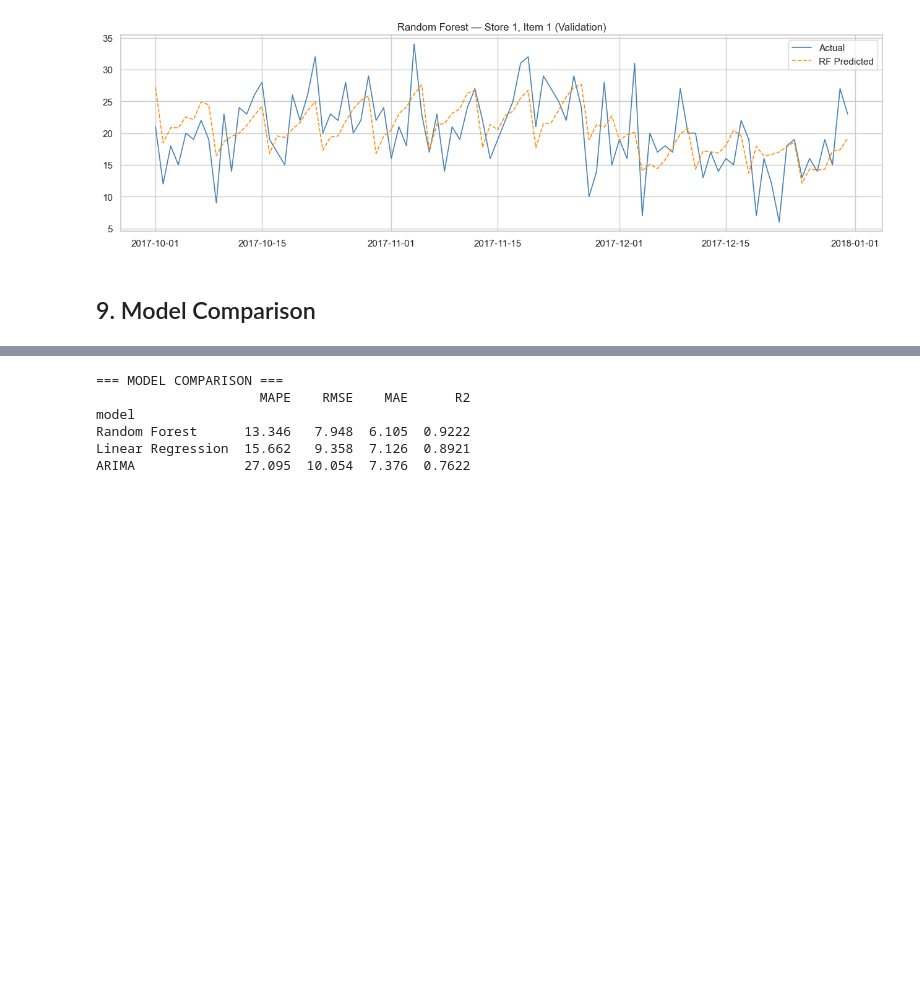
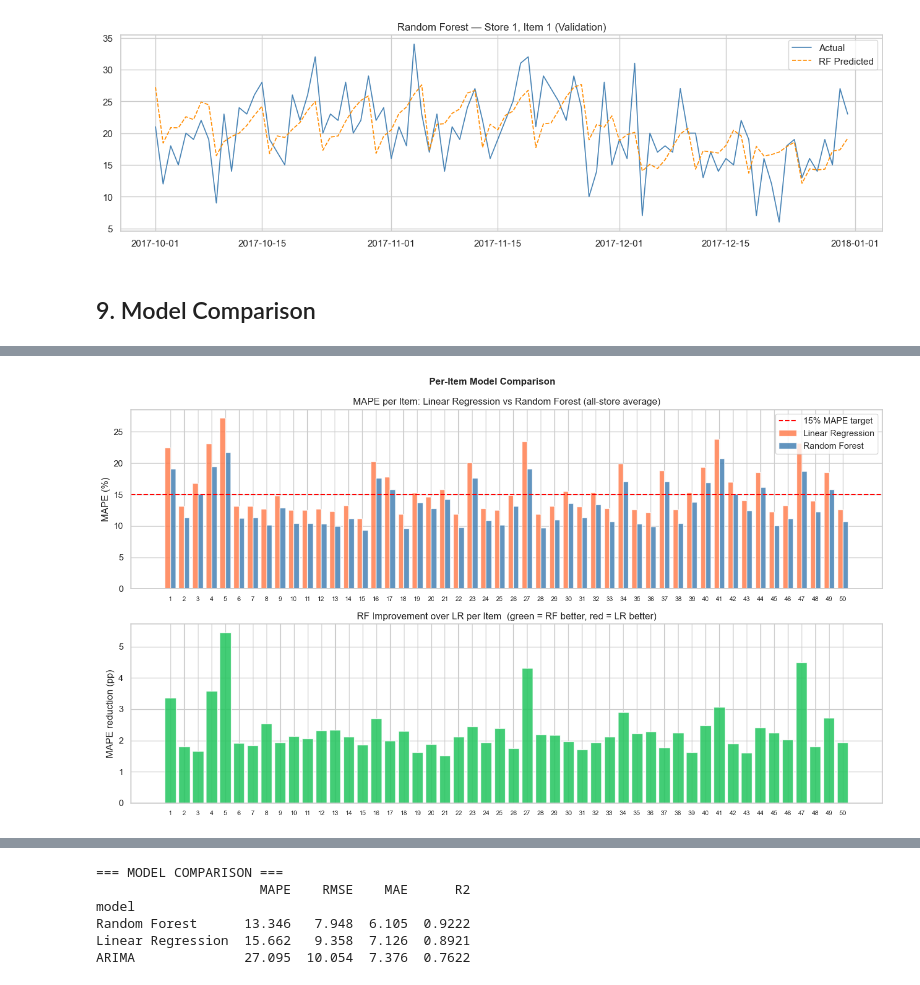
Before and after one commit to m1rjalolk24/inventory-prediction, a Jupyter notebook: notebooks/full_pipeline.ipynb, the cells around one changed output, grey strips where cells are left out. Cells and saved outputs as stored; diff of their text form; code cells hidden in the pictures; blank space fills up the shorter version.

```diff
--- a/notebooks/full_pipeline.ipynb
+++ b/notebooks/full_pipeline.ipynb
@@ -415,3 +686,84 @@ ax.legend(); plt.tight_layout(); plt.show()
 [figure]
 # %% [markdown]
 ## 9. Model Comparison
+# %%
+
+# ── PER-ITEM MAPE & ERROR DISTRIBUTION ──────────────────────────────────────
+print("Computing per-item MAPE for LR and RF across all stores …")
+item_rows = []
+for item in sorted(val_df['item'].unique()):
+    mask   = val_df['item'] == item
+    actual = val_df.loc[mask, 'sales'].values
+    lr_p   = np.clip(lr_pipe.predict(X_val[mask]), 0, None)
+    rf_p   = np.clip(rf.predict(X_val[mask]),      0, None)
+    item_rows.append({
+        'item':    item,
+        'LR MAPE': mape(actual, lr_p),
+        'RF MAPE': mape(actual, rf_p),
+    })
+
+item_df = pd.DataFrame(item_rows).set_index('item')
+item_df['RF Improvement'] = item_df['LR MAPE'] - item_df['RF MAPE']
+
+# --- Plot 1: per-item MAPE comparison ---
+fig, axes = plt.subplots(2, 1, figsize=(14, 8))
+x, w = np.arange(len(item_df)), 0.38
+axes[0].bar(x - w/2, item_df['LR MAPE'], width=w, label='Linear Regression',
+            color='coral',     alpha=0.85, edgecolor='white')
+axes[0].bar(x + w/2, item_df['RF MAPE'],  width=w, label='Random Forest',
+            color='steelblue', alpha=0.85, edgecolor='white')
+axes[0].axhline(15, color='red', ls='--', lw=1.5, label='15% MAPE target')
+axes[0].set_xticks(x); axes[0].set_xticklabels(item_df.index, fontsize=8)
+axes[0].set(ylabel='MAPE (%)',
+            title='MAPE per Item: Linear Regression vs Random Forest (all-store average)')
+axes[0].legend()
+
+bar_colors = ['#22c55e' if v >= 0 else '#ef4444' for v in item_df['RF Improvement']]
+axes[1].bar(x, item_df['RF Improvement'], color=bar_colors, edgecolor='white', alpha=0.85)
+axes[1].axhline(0, color='black', lw=0.8)
+axes[1].set_xticks(x); axes[1].set_xticklabels(item_df.index, fontsize=8)
+axes[1].set(ylabel='MAPE reduction (pp)',
+            title='RF Improvement over LR per Item  (green = RF better, red = LR better)')
+plt.suptitle('Per-Item Model Comparison', fontsize=12, fontweight='bold')
+plt.tight_layout(); plt.show()
+
+# --- Plot 2: error distribution ---
+all_lr_err = np.abs(np.clip(lr_pipe.predict(X_val), 0, None) - y_val)
+all_rf_err = np.abs(np.clip(rf.predict(X_val),      0, None) - y_val)
+
+fig, axes = plt.subplots(1, 2, figsize=(12, 4))
+for ax, err, label, color in zip(
+    axes,
+    [all_lr_err, all_rf_err],
+    ['Linear Regression', 'Random Forest'],
+    ['coral', 'steelblue']
+):
+    ax.hist(err, bins=60, color=color, edgecolor='white', alpha=0.85)
+    ax.axvline(np.median(err), color='black', ls='--', lw=1.5,
+               label=f'Median = {np.median(err):.1f}')
+    ax.axvline(np.mean(err),   color='red',   ls='-',  lw=1.5,
+               label=f'Mean = {np.mean(err):.1f}')
+    ax.set(title=f'{label} — Absolute Error Distribution',
+           xlabel='Absolute error (units)', ylabel='Count', xlim=(0, 60))
+    ax.legend()
+
+plt.suptitle('Where Models Are Wrong: Error Distributions', fontsize=12, fontweight='bold')
+plt.tight_layout(); plt.show()
+
+# --- Summary stats ---
+rf_wins = (item_df['RF Improvement'] > 0).sum()
+lr_wins = (item_df['RF Improvement'] < 0).sum()
+print(f"\nRF better than LR : {rf_wins}/{len(item_df)} items ({rf_wins/len(item_df)*100:.0f}%)")
+print(f"LR better than RF : {lr_wins}/{len(item_df)} items ({lr_wins/len(item_df)*100:.0f}%)")
+print(f"Avg RF improvement : {item_df['RF Improvement'].mean():.2f} percentage points")
+print(f"Max RF improvement : {item_df['RF Improvement'].max():.2f} pp"
+      f"  (item {item_df['RF Improvement'].idxmax()})")
+print(f"\nItems meeting 15% MAPE target:")
+print(f"  RF : {(item_df['RF MAPE'] < 15).sum()}/{len(item_df)}")
+print(f"  LR : {(item_df['LR MAPE'] < 15).sum()}/{len(item_df)}")
+print(f"\nError distribution (all predictions):")
+print(f"  RF median absolute error : {np.median(all_rf_err):.1f} units")
+print(f"  LR median absolute error : {np.median(all_lr_err):.1f} units")
+print(f"  Errors > 20 units  — RF: {(all_rf_err > 20).mean()*100:.1f}%  "
+      f"LR: {(all_lr_err > 20).mean()*100:.1f}%")
+# %% [output]
@@ -417,0 +771 @@ ax.legend(); plt.tight_layout(); plt.show()
+[figure, added]
```
Also changed, not shown: parts of 9 cells of this notebook, 7 other files.
